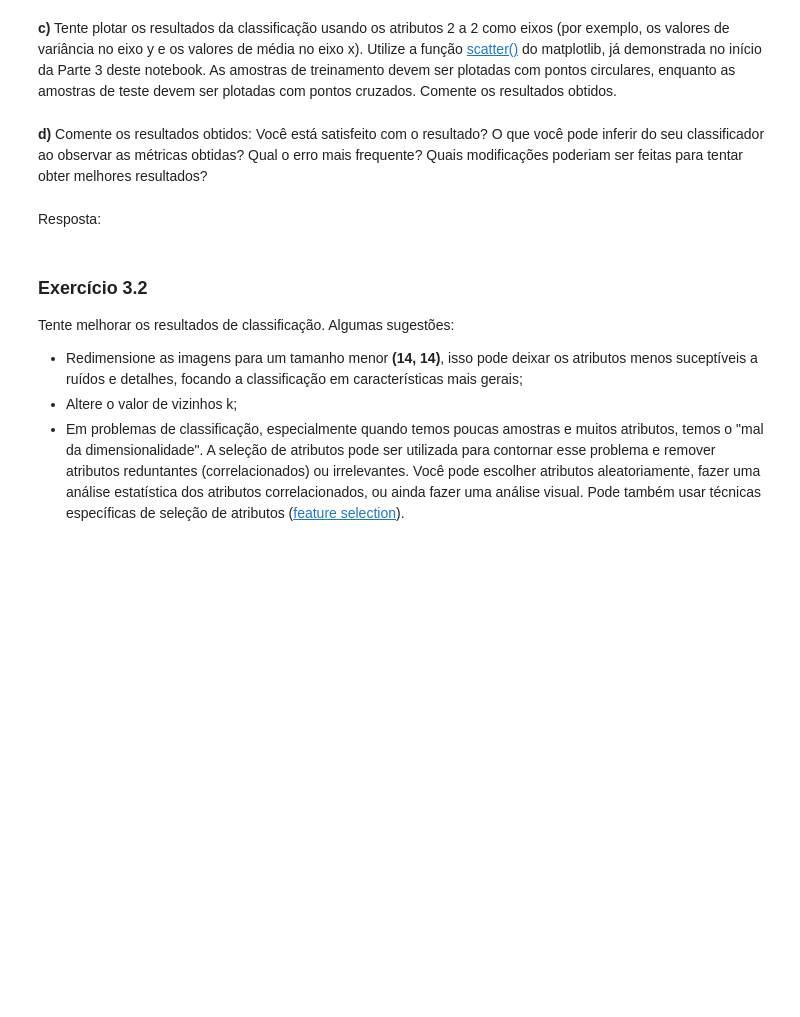
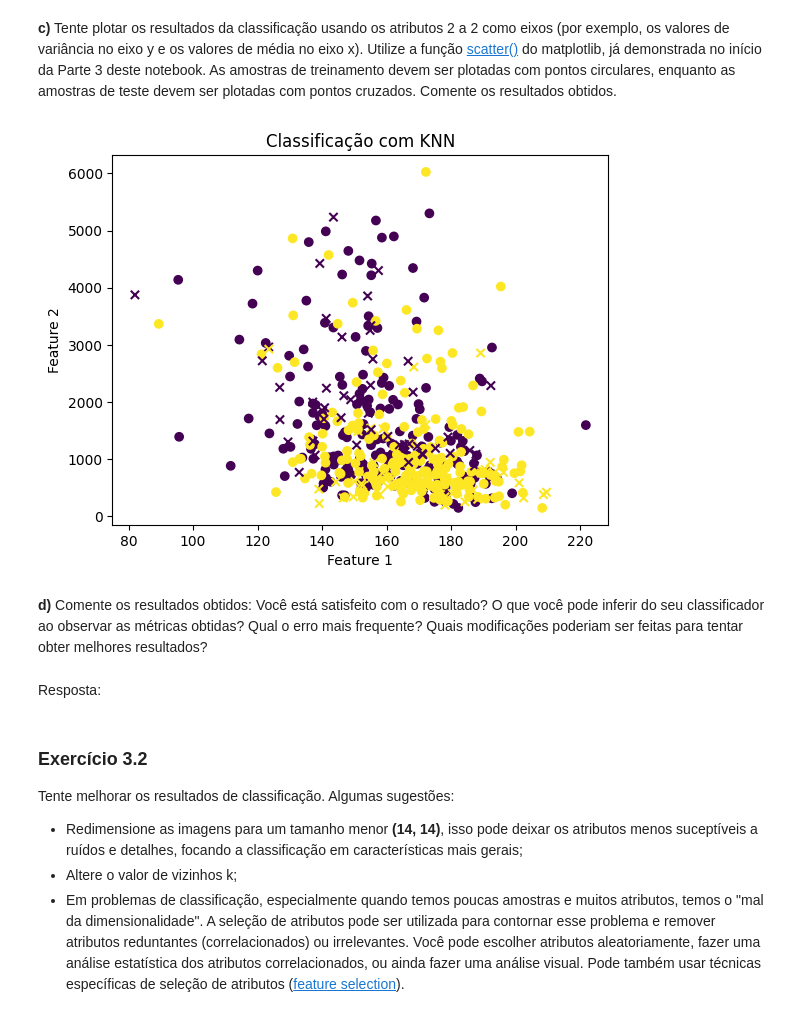
Before and after one commit to UNICAMP-EA979/2026s1-pi02-histogramas-knn-HenriqueJose1, a Jupyter notebook: Atividade.ipynb, the cells around one changed output. Drawn from its saved outputs; the diff is of its cells as text; code cells hidden in the pictures; blank space fills up the shorter version.

```diff
--- a/Atividade.ipynb
+++ b/Atividade.ipynb
@@ -497,3 +497,30 @@ print(train_features.shape)
 (400, 9)
 # %% [markdown]
 **b)** Treine um modelo kNN utilizando o conjunto de dados de treino criado (train_features). Você precisará escolher um valor de k. Valide o modelo utilizando o conjunto de dados de teste (test_features). Calcule as métricas de avaliação do classificador para ambos os conjuntos de dados (primeiro para treino, depois para teste): acurácia, precisão, revocação e F1-score. Imprima a [Matriz de Confusão](https://scikit-learn.org/stable/modules/generated/sklearn.metrics.confusion_matrix.html).
+# %%
+Y = np.concatenate((np.zeros(200), np.ones(200))) # rótulos das classes (0 e 1)
+model = KNeighborsClassifier(n_neighbors=20)
+
+model.fit(train_features, Y);
+
+acc = accuracy_score(Y, model.predict(train_features))
+prec = precision_score(Y, model.predict(train_features))
+rec = recall_score(Y, model.predict(train_features))
+f1 = f1_score(Y, model.predict(train_features))
+
+print('Acurácia: %.2f' % acc)
+print('Precisão: %.2f' % prec)
+print('Recall: %.2f' % rec)
+print('F1-Score: %.2f\n' % f1)
+
+Y_test_pred = model.predict(test_features)
+
+acc = accuracy_score(Y_test_pred, model.predict(test_features))
+prec = precision_score(Y_test_pred, model.predict(test_features))
+rec = recall_score(Y_test_pred, model.predict(test_features))
+f1 = f1_score(Y_test_pred, model.predict(test_features))
+
+print('Acurácia: %.2f' % acc)
+print('Precisão: %.2f' % prec)
+print('Recall: %.2f' % rec)
+print('F1-Score: %.2f' % f1)
@@ -504,3 +539,12 @@ print(train_features.shape)
+# %%
+plt.scatter(train_features[:, 0], train_features[:, 1], c=Y)
+plt.scatter(test_features[:, 0], test_features[:, 1], marker='x', c=Y_test_pred)
+plt.title('Classificação com KNN')
+plt.xlabel('Feature 1')
+plt.ylabel('Feature 2')
+plt.show()
+# %% [output]
+[figure, added]
 # %% [markdown]
 **d)** Comente os resultados obtidos: Você está satisfeito com o resultado? O que você pode inferir do seu classificador ao observar as métricas obtidas? Qual o erro mais frequente? Quais modificações poderiam ser feitas para tentar obter melhores resultados?
 # %% [markdown]
```
Also changed, not shown: parts of 2 cells of this notebook.
